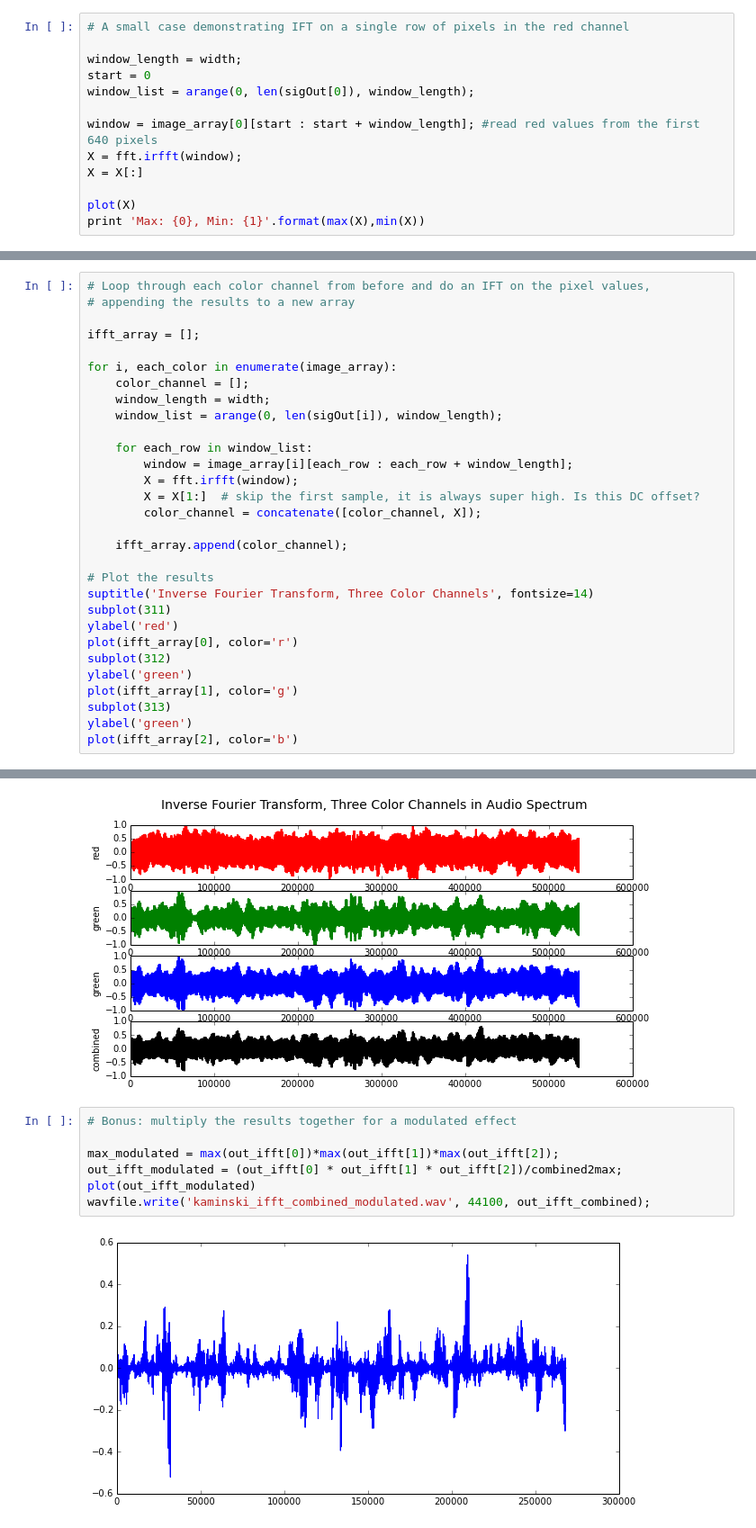
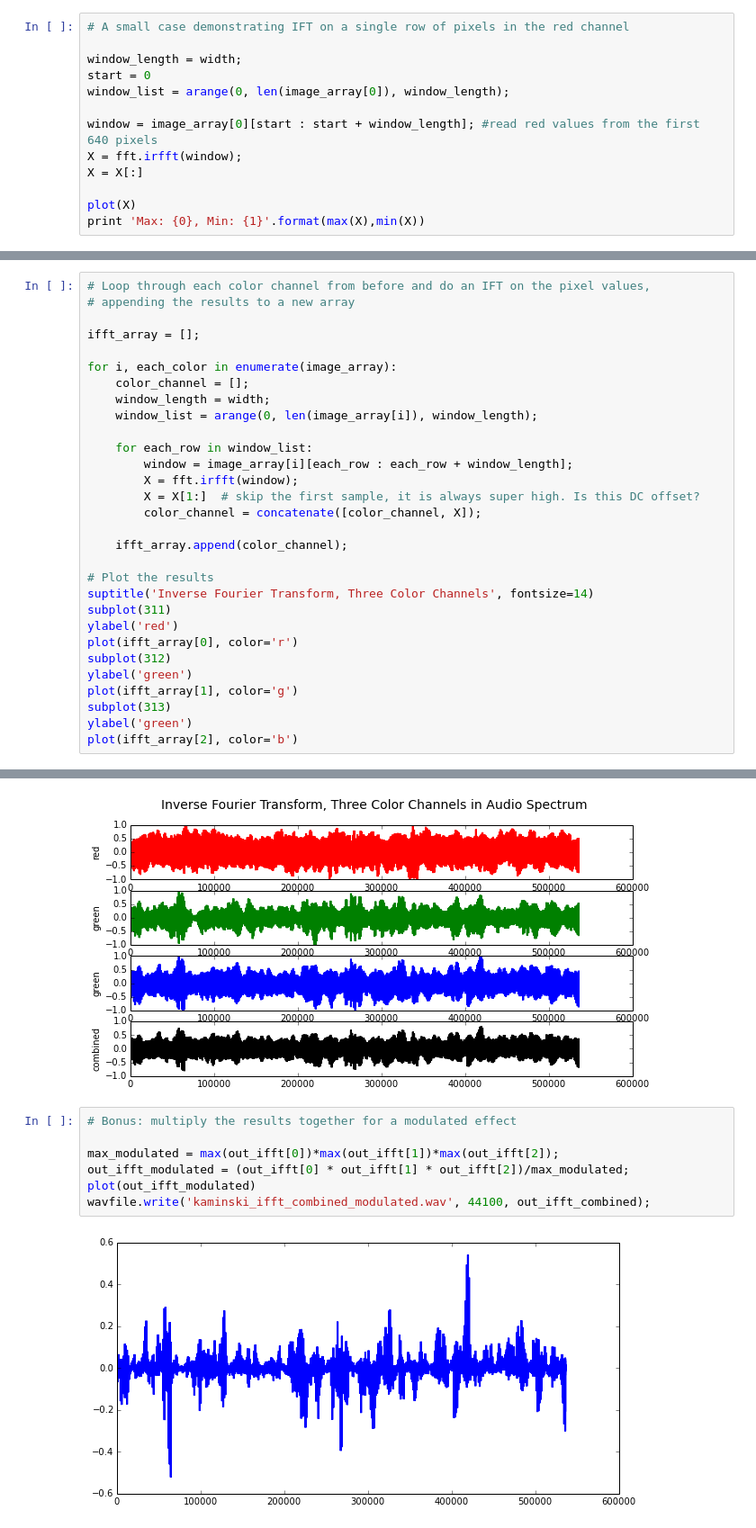
Before and after one commit to kamindustries/mat201a, a Jupyter notebook: hw3/hw3.ipynb, the cells around one changed output, grey strips where cells are left out. Shown: that part at 90% size. Saved outputs shown, nothing was run; the diff lists cells and outputs as text.

```diff
--- a/hw3/hw3.ipynb
+++ b/hw3/hw3.ipynb
@@ -76,7 +76,7 @@ plot(image_array[2], color='b')
 
 window_length = width;
 start = 0
-window_list = arange(0, len(sigOut[0]), window_length);
+window_list = arange(0, len(image_array[0]), window_length);
 
 window = image_array[0][start : start + window_length]; #read red values from the first 640 pixels
 X = fft.irfft(window);
@@ -96,7 +96,7 @@ ifft_array = [];
 for i, each_color in enumerate(image_array):
     color_channel = [];
     window_length = width;
-    window_list = arange(0, len(sigOut[i]), window_length);
+    window_list = arange(0, len(image_array[i]), window_length);
 
     for each_row in window_list:
         window = image_array[i][each_row : each_row + window_length];
@@ -160,9 +160,9 @@ wavfile.write('kaminski_ifft_combined.wav', 44100, out_ifft_combined);
 # %%
 # Bonus: multiply the results together for a modulated effect
 
 max_modulated = max(out_ifft[0])*max(out_ifft[1])*max(out_ifft[2]);
-out_ifft_modulated = (out_ifft[0] * out_ifft[1] * out_ifft[2])/combined2max;
+out_ifft_modulated = (out_ifft[0] * out_ifft[1] * out_ifft[2])/max_modulated;
 plot(out_ifft_modulated)
 wavfile.write('kaminski_ifft_combined_modulated.wav', 44100, out_ifft_combined);
 # %% [output]
-[figure, old version]
+[figure, new version]
```
